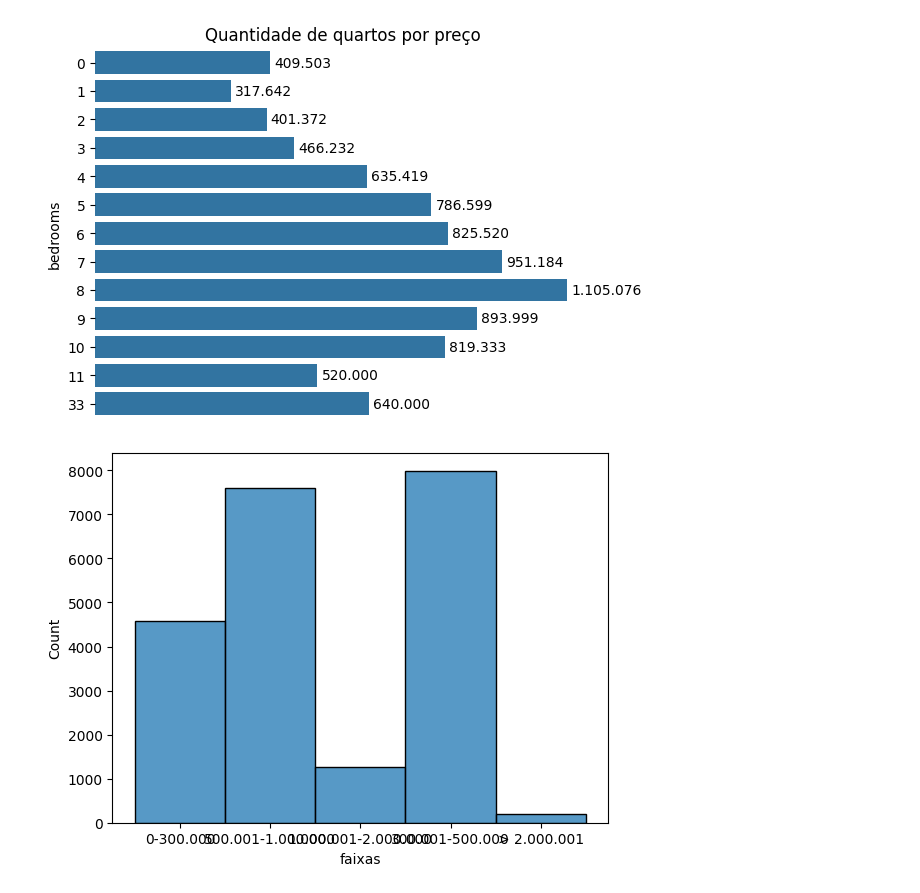
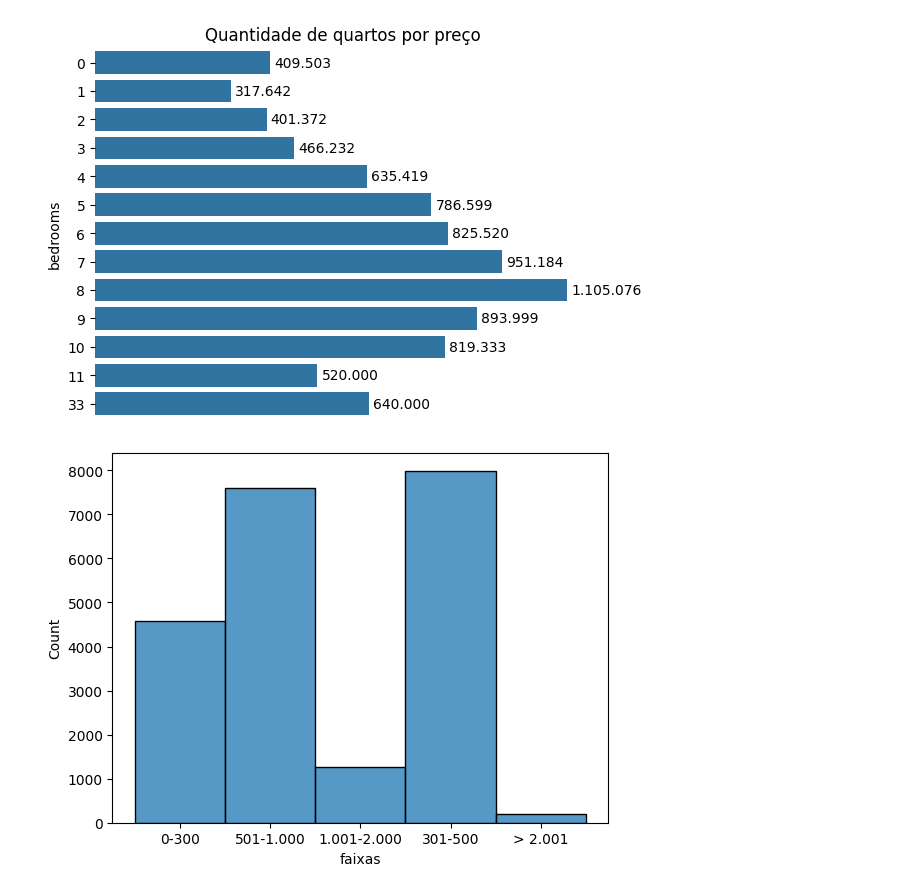
Before and after one commit to EnzoSBDias/House_Pricing_ML, a Jupyter notebook: code/main.ipynb, the cells around one changed output. Cells and saved outputs as stored; diff of their text form; code cells hidden in the pictures.

```diff
--- a/code/main.ipynb
+++ b/code/main.ipynb
@@ -7,7 +7,11 @@ import matplotlib.pyplot as plt
 import matplotlib.ticker as ticker
 # %%
 # Importando a base de dados e verificando sua estrutura
-df = pd.read_csv("/Users/MacEnzo/Desktop/House_Pricing_ML/data/house_prices.csv")
+# Leitura no Macbook
+#df = pd.read_csv("/Users/MacEnzo/Desktop/House_Pricing_ML/data/house_prices.csv")
+
+# Leitura no Windows
+df = pd.read_csv(r"C:\Users\Enzo\Desktop\GitHub\House_Pricing_ML\data\house_prices.csv")
 df.head().T
 # %% [output]
 |  | 0 | 1 | 2 | 3 | 4 |
@@ -163,26 +167,26 @@ plt.show()
 # %%
 # Distribuição de preços
 # Criando faixas de preço para criação do gráfico
 def categorizar_preco(x):
     if x <= 300000:
-        return "0-300.000"
+        return "0-300"
     elif x >300000 and x <= 500000:
-        return "300.001-500.000"
+        return "301-500"
     elif x >500000 and x <= 1000000:
-        return "500.001-1.000.000"
+        return "501-1.000"
     elif x >1000000 and x <= 2000000:
-        return "1.000.001-2.000.000"
+        return "1.001-2.000"
     elif x > 2000000:
-        return "> 2.000.001"
+        return "> 2.001"
 df['faixas'] = df['price'].apply(categorizar_preco)
 
 ax = sns.histplot(data=df, x='faixas')
 
 # Formatar o eixo X para mostrar números inteiros sem notação científica
 #ax.xaxis.set_major_formatter(ticker.FuncFormatter(lambda x, _: f'{int(x):,}'.replace(',', '.')))
 
 plt.show()
 # %% [output]
-[figure, old version]
+[figure, new version]
 # %%
 # Gráfico de quantidade de banheiros por preço
```
Also changed, not shown: parts of 1 cell of this notebook.
